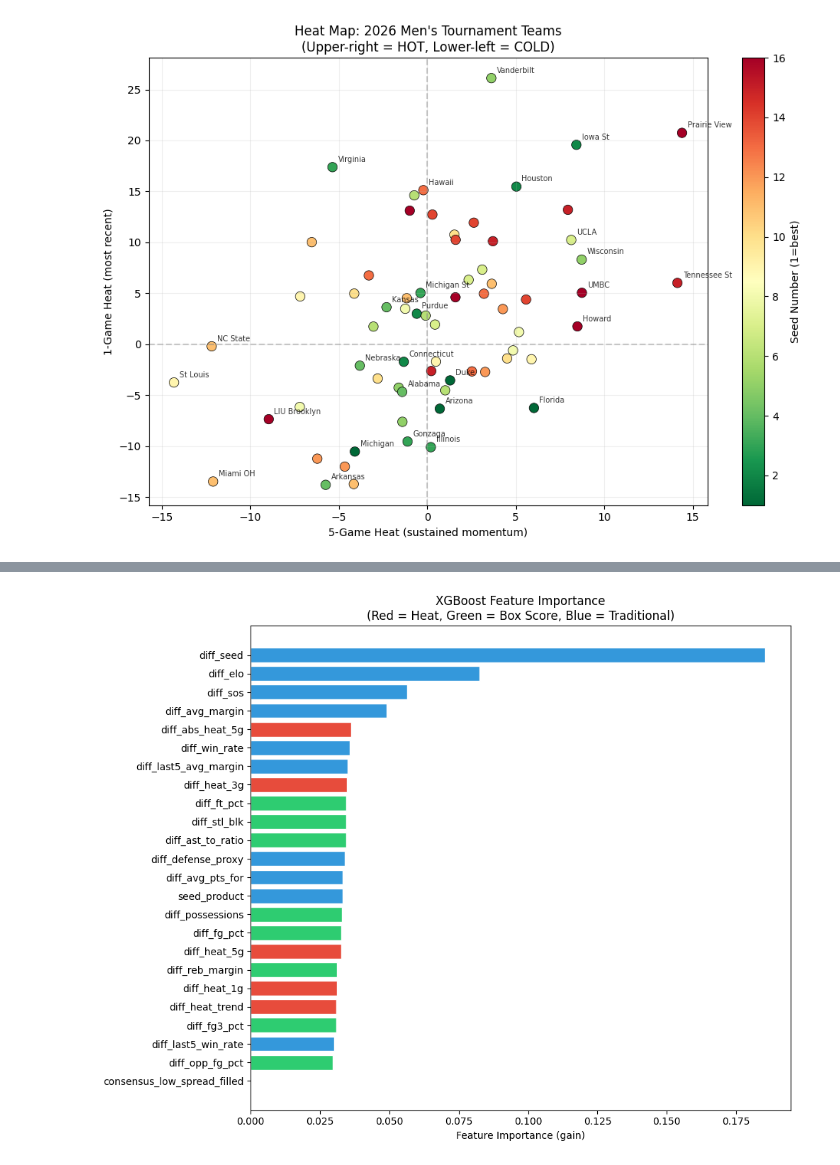
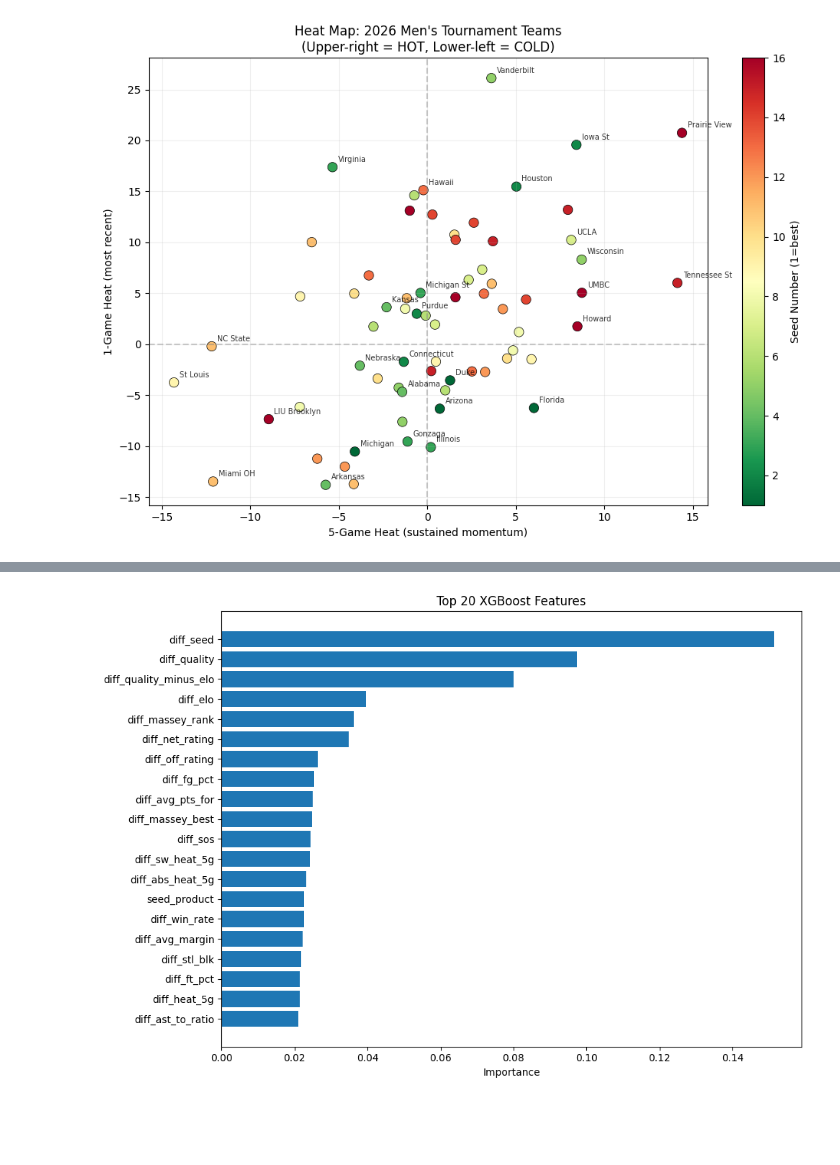
Before and after one commit to sdx-labs/mm26, a Jupyter notebook: notebooks/ml_walkthrough.ipynb, the cells around one changed output, grey strips where cells are left out. Saved outputs shown, nothing was run; the diff lists cells and outputs as text; code cells hidden in the pictures; blank space fills up the shorter version.

Commit message:
tournament time!

```diff
--- a/notebooks/ml_walkthrough.ipynb
+++ b/notebooks/ml_walkthrough.ipynb
@@ -536,28 +436,68 @@ Holdout Brier score: 0.13257
 # %%
-# Feature importance — which features does XGBoost find most predictive?
-if model is not None and hasattr(model, "feature_importances_"):
+# Retrain model and inspect feature importance using pipeline helpers
+import importlib
+import copy
+
+import mm26.pipeline as _pipeline_mod
+importlib.reload(_pipeline_mod)
+
+from mm26.pipeline import (
+    _build_training_pairs,
+    _fit_calibration,
+    _load_seed_map,
+    _predict_with_model,
+    _time_series_cv_brier,
+    _train_model,
+)
+
+ingest_manifest = copy.deepcopy(manifest["ingest"])
+for source_key in ("kaggle", "cbbd"):
+    if source_key not in ingest_manifest:
+        continue
+    files = ingest_manifest[source_key].get("files", {})
+    for file_info in files.values():
+        if "artifact" in file_info:
+            file_info["artifact"] = str(ROOT / file_info["artifact"])
+
+seed_map = _load_seed_map(ingest_manifest)
+training = _build_training_pairs(ingest_manifest, team_features, target_season=2026, seed_map=seed_map)
+
+FEATURE_COLS = perf["feature_cols"]
+train_m = training.filter((pl.col("sex") == "M") & (pl.col("season") <= 2024))
+holdout_m = training.filter((pl.col("sex") == "M") & (pl.col("season") == 2025))
+
+print(f"Training rows (M, <=2024): {train_m.height}")
+print(f"Holdout rows  (M, 2025): {holdout_m.height}")
+print(f"Feature count: {len(FEATURE_COLS)}")
+
+model = _train_model(train_m, FEATURE_COLS, n_estimators=500)
+calibrator = _fit_calibration(model, training, FEATURE_COLS, sex="M")
+cv_brier, cv_folds = _time_series_cv_brier(training, FEATURE_COLS, sex="M")
+
+print(f"Time-series CV Brier mean: {cv_brier:.5f}")
+for i, b in enumerate(cv_folds):
+    print(f"  Fold {2019 + i}: {b:.5f}")
+
+if holdout_m.height > 0:
+    holdout_preds = _predict_with_model(model, holdout_m, FEATURE_COLS, calibrator=calibrator)
+    actuals = holdout_m.select("target_low_wins").to_series().to_numpy().astype(np.float64)
+    holdout_brier = float(np.mean((holdout_preds.to_numpy() - actuals) ** 2))
+    print(f"Holdout Brier (2025): {holdout_brier:.5f}")
+
+if hasattr(model, "feature_importances_"):
     importances = dict(zip(FEATURE_COLS, model.feature_importances_))
     sorted_imp = sorted(importances.items(), key=lambda x: x[1], reverse=True)
-
-    print(f"Feature Importance Ranking ({len(FEATURE_COLS)} features):\n")
-    print(f"{'Feature':<32} {'Importance':>12} {'Bar':<30}")
-    print("─" * 76)
-    max_imp = sorted_imp[0][1]
-    for feat, imp in sorted_imp:
-        bar = "█" * int(30 * imp / max_imp) if max_imp > 0 else ""
-        marker = " ← HEAT" if "heat" in feat else (" ← BOX" if feat.startswith("diff_fg") or feat.startswith("diff_ft") or feat.startswith("diff_opp") or feat.startswith("diff_reb") or feat.startswith("diff_ast") or feat.startswith("diff_stl") or feat.startswith("diff_poss") else "")
-        print(f"{feat:<32} {imp:>12.4f} {bar}{marker}")
+    print("\nTop feature importances:")
+    for feat, imp in sorted_imp[:15]:
+        print(f"  {feat:<36} {imp:>8.4f}")
 
     if HAS_PLT:
-        fig, ax = plt.subplots(figsize=(10, 8))
-        feat_names = [f[0] for f in sorted_imp]
-        feat_vals = [f[1] for f in sorted_imp]
-        colors = ["#e74c3c" if "heat" in f else ("#2ecc71" if any(f.startswith(p) for p in ["diff_fg", "diff_ft", "diff_opp", "diff_reb", "diff_ast", "diff_stl", "diff_poss"]) else "#3498db") for f in feat_names]
-        ax.barh(feat_names[::-1], feat_vals[::-1], color=colors[::-1], edgecolor="white")
-        ax.set_xlabel("Feature Importance (gain)")
-        ax.set_title("XGBoost Feature Importance\n(Red = Heat, Green = Box Score, Blue = Traditional)")
+        fig, ax = plt.subplots(figsize=(10, 7))
+        names = [x[0] for x in sorted_imp[:20]][::-1]
+        vals = [x[1] for x in sorted_imp[:20]][::-1]
+        ax.barh(names, vals)
+        ax.set_title("Top 20 XGBoost Features")
+        ax.set_xlabel("Importance")
         plt.tight_layout()
         plt.show()
-else:
-    print("Model not available for feature importance")
 # %% [output]
@@ -581 +521 @@ consensus_low_spread_filled            0.0000
-[figure, old version]
+[figure, new version]
```
Also changed, not shown: parts of 16 cells of this notebook, 12 other files.
